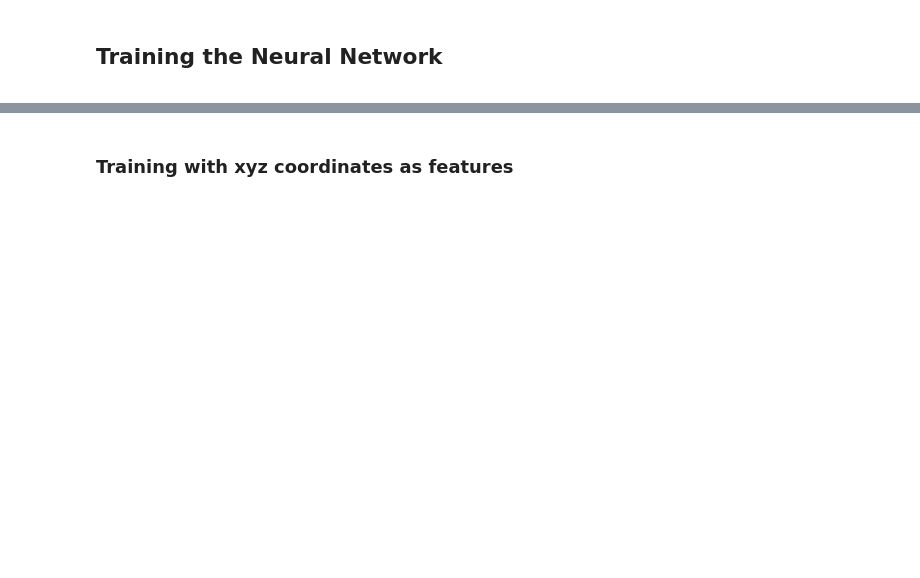
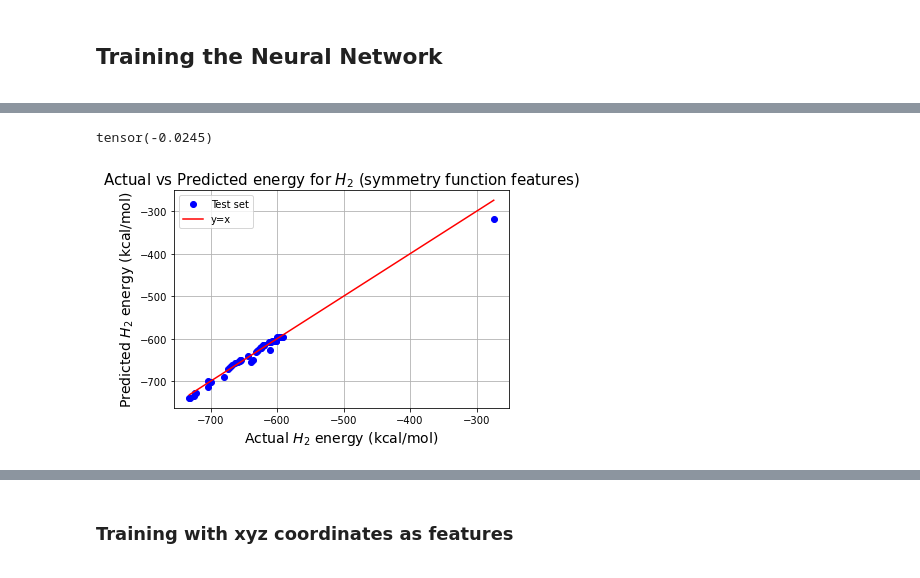
Before and after one commit to KKaroni/Symmetry-in-Machine-learned-Molecular-Force-Fields, a Jupyter notebook: h2_BPNN.ipynb, the cells around one changed output, grey strips where cells are left out. Drawn from its saved outputs; the diff is of its cells as text; code cells hidden in the pictures; blank space fills up the shorter version.

```diff
--- a/h2_BPNN.ipynb
+++ b/h2_BPNN.ipynb
@@ -722,5 +766,9 @@ print(output)
 # %%
-prediction = np.zeros(50)
-for i in range(50):
-    x1,x2 = test_set[i]
-    prediction[i] = net(x1, x2)#[0]
+prediction = torch.zeros(data_size-training_set_size)
+for i in range(data_size-training_set_size):
+    x1, x2 = test_set[i]
+#     print('x1',x1)
+#     print('x2',x2)
+    with torch.no_grad():
+        prediction[i] = net(x1, x2)
+    print(prediction[i]*var_lab+mean_lab)
@@ -733,24 +839,29 @@ print(np.mean(train_labels*var_lab+mean_lab,axis=0))
 # %%
 prediction = torch.tensor(prediction)
 
 x = np.linspace(min(test_labels*var_lab+mean_lab), max(test_labels*var_lab+mean_lab))
 print(min(torch.cat((test_labels,prediction),0)))
 y = x
 plt.plot(test_labels*var_lab+mean_lab,prediction*var_lab+mean_lab, 'o', color='blue', label = 'Test set')
+#plt.plot(train_labels*var_lab+mean_lab,predictiont*var_lab+mean_lab, 'o', color='blue', label = 'Test set')
+
 plt.plot(x,y, color='red',label = 'y=x')
 plt.grid()
 #plt.xlim([min(torch.cat((test_labels,prediction),0)), max(torch.cat((test_labels,prediction),0))])
 #plt.ylim([min(torch.cat((test_labels,prediction),0)), max(torch.cat((test_labels,prediction)))])
 #plt.ylim([-13822,-13800])
 #plt.ticklabel_format(axis="y", style="plain")
 plt.ticklabel_format(useOffset=False, style='plain')
 #plt.tick_params(axis='both',labelsize=14)
-plt.xlabel('Actual $H_2$ energy value (kcal/mol)',fontsize=14)
-plt.ylabel('Predicted $H_2$ energy value (kcal/mol)',fontsize=14)
-plt.title('Actual vs Predicted energy value for $H_2$ molecules',fontsize=15)
+plt.xlabel('Actual $H_2$ energy (kcal/mol)',fontsize=14)
+plt.ylabel('Predicted $H_2$ energy (kcal/mol)',fontsize=14)
+plt.title('Actual vs Predicted energy for $H_2$ (symmetry function features)',fontsize=15)
 plt.legend()
-plt.savefig('predicted_energies_H2',bbox_inches='tight')
+plt.savefig('predicted_energies_H2_G_feat',bbox_inches='tight')
 plt.show()
+# %% [output]
+tensor(-0.0245)
+[figure, added]
 # %%
 print('layer 1')
 print('weights')
```
Also changed, not shown: parts of 20 cells of this notebook.
